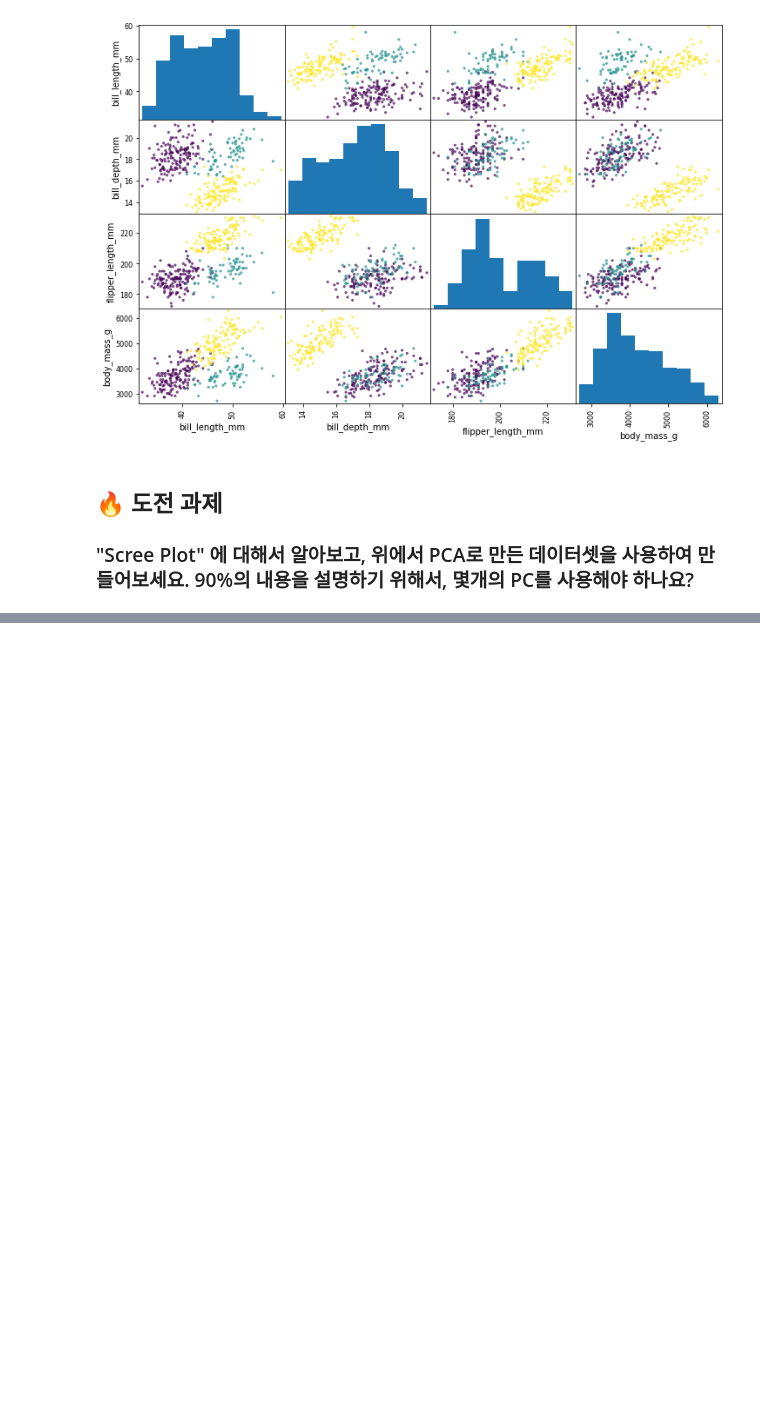
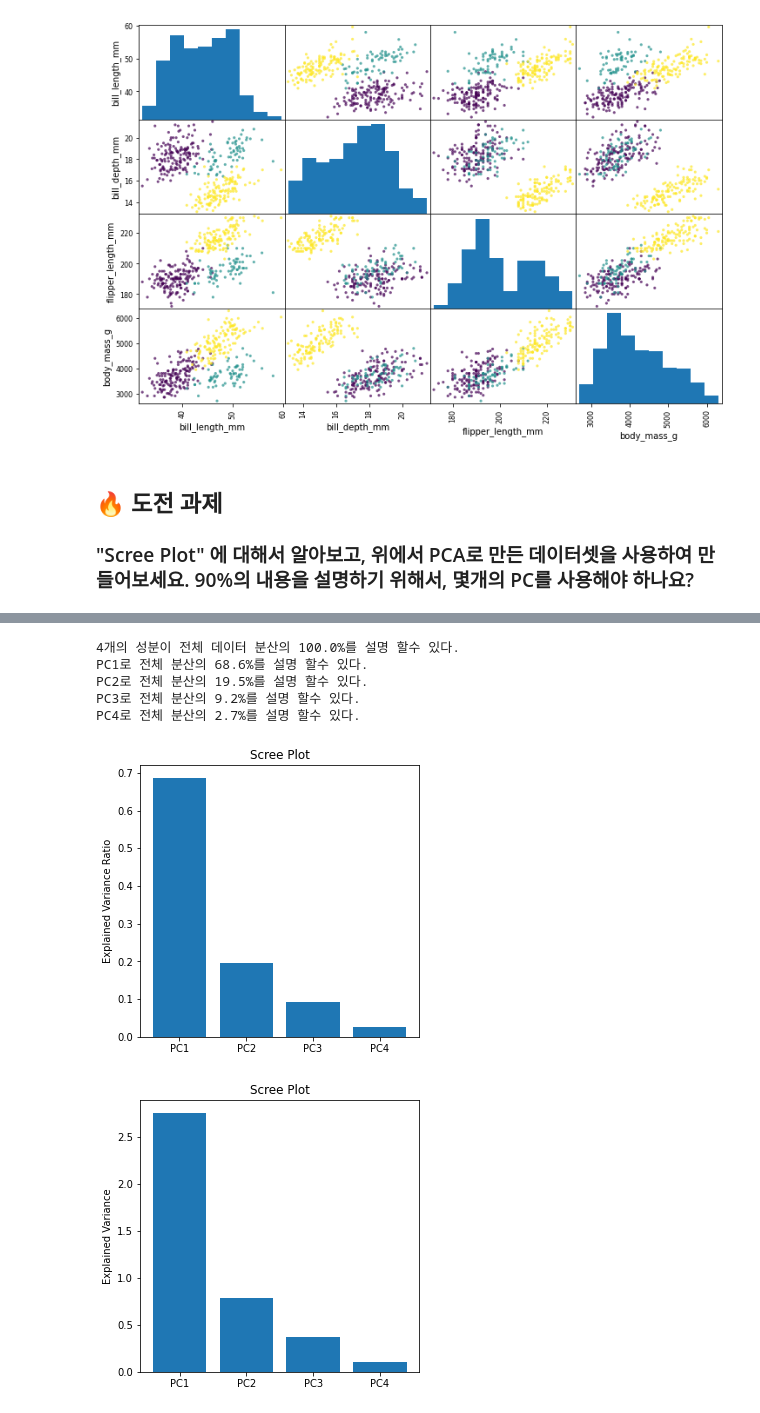
Before and after one commit to KyungRyeolBaek/study, a Jupyter notebook: n133-dimensionality-reduction-techniques/n133a-high-dimensional-data.ipynb, the cells around one changed output, grey strips where cells are left out. Saved outputs shown, nothing was run; the diff lists cells and outputs as text; code cells hidden in the pictures; blank space fills up the shorter version.

```diff
--- a/n133-dimensionality-reduction-techniques/n133a-high-dimensional-data.ipynb
+++ b/n133-dimensionality-reduction-techniques/n133a-high-dimensional-data.ipynb
@@ -161,0 +237,10 @@ plt.show()
+# %%
+myPCA(4)
+# %% [output]
+4개의 성분이 전체 데이터 분산의 100.0%를 설명 할수 있다.
+PC1로 전체 분산의 68.6%를 설명 할수 있다.
+PC2로 전체 분산의 19.5%를 설명 할수 있다.
+PC3로 전체 분산의 9.2%를 설명 할수 있다.
+PC4로 전체 분산의 2.7%를 설명 할수 있다.
+[figure, added]
+[figure, added]
```
Also changed, not shown: parts of 5 cells of this notebook.
